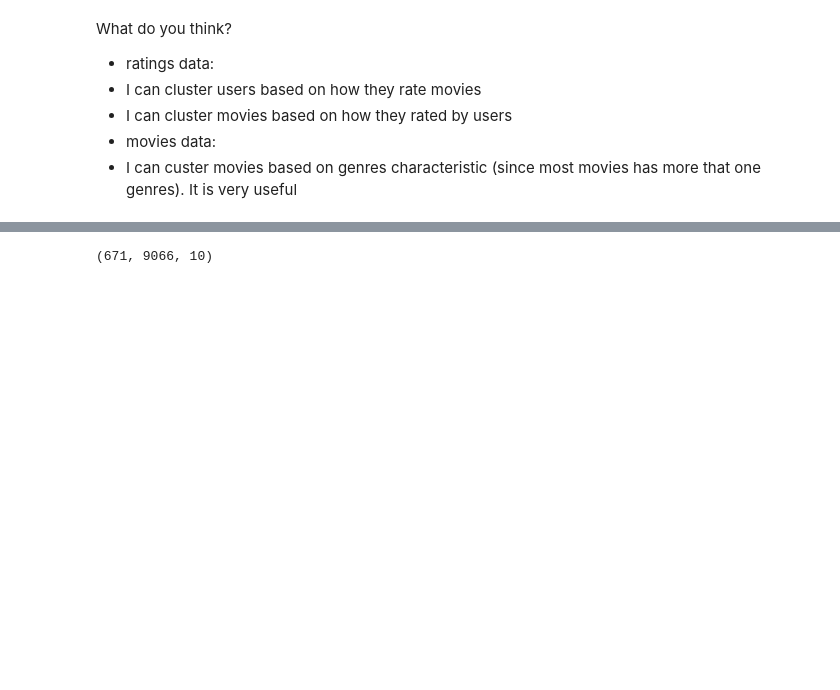
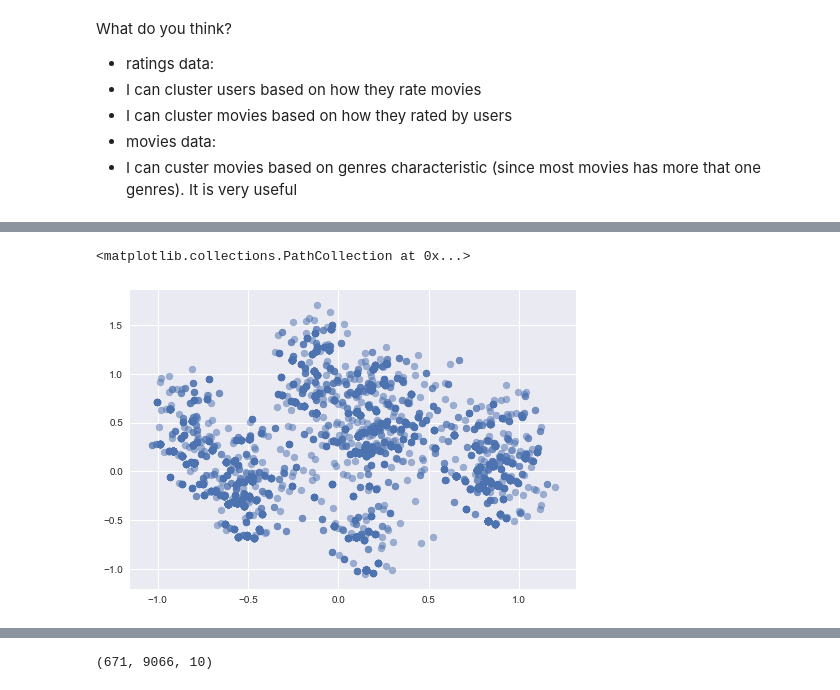
Before and after one commit to philogynic/notebooks, a Jupyter notebook: MovieLens.ipynb, the cells around one changed output, grey strips where cells are left out. Saved outputs shown, nothing was run; the diff lists cells and outputs as text; code cells hidden in the pictures; blank space fills up the shorter version.

```diff
--- a/MovieLens.ipynb
+++ b/MovieLens.ipynb
@@ -66,0 +193,3 @@ What do you think?
+# %%
+df_movie_genres_values = df_movie_genres.values
+df_movie_genres_values
@@ -66,0 +216,3 @@ What do you think?
+# %%
+pca = PCA(n_components=2)
+X_movie_pca = pca.fit_transform(df_movie_genres_values)
@@ -66,0 +223,5 @@ What do you think?
+# %%
+plt.scatter(X_movie_pca[:,0], X_movie_pca[:,1], alpha=0.5)
+# %% [output]
+<matplotlib.collections.PathCollection at 0x...>
+[figure, added]
```
Also changed, not shown: parts of 43 cells of this notebook.
